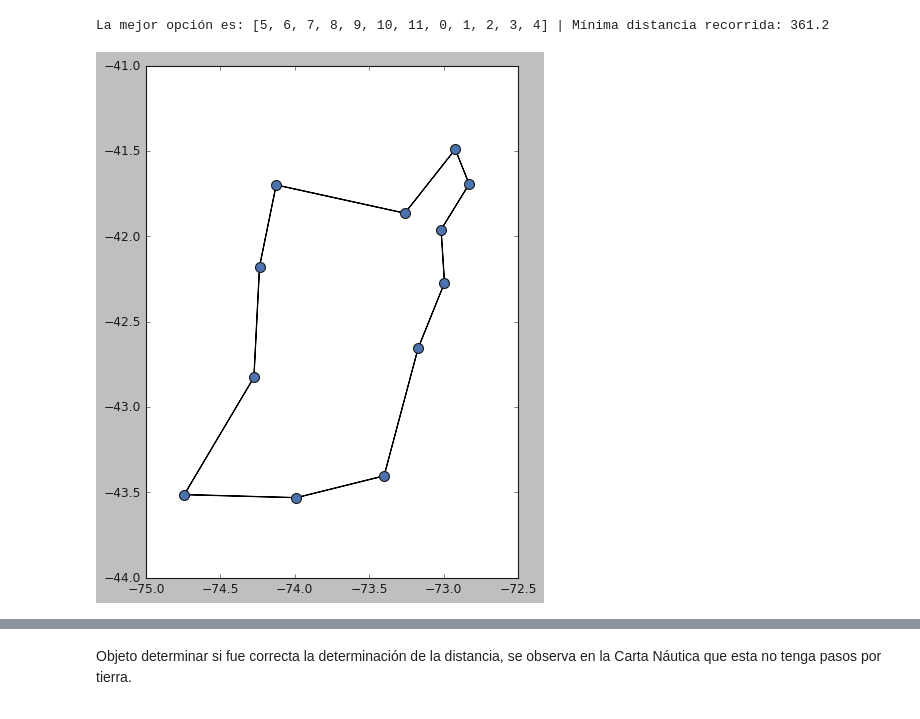
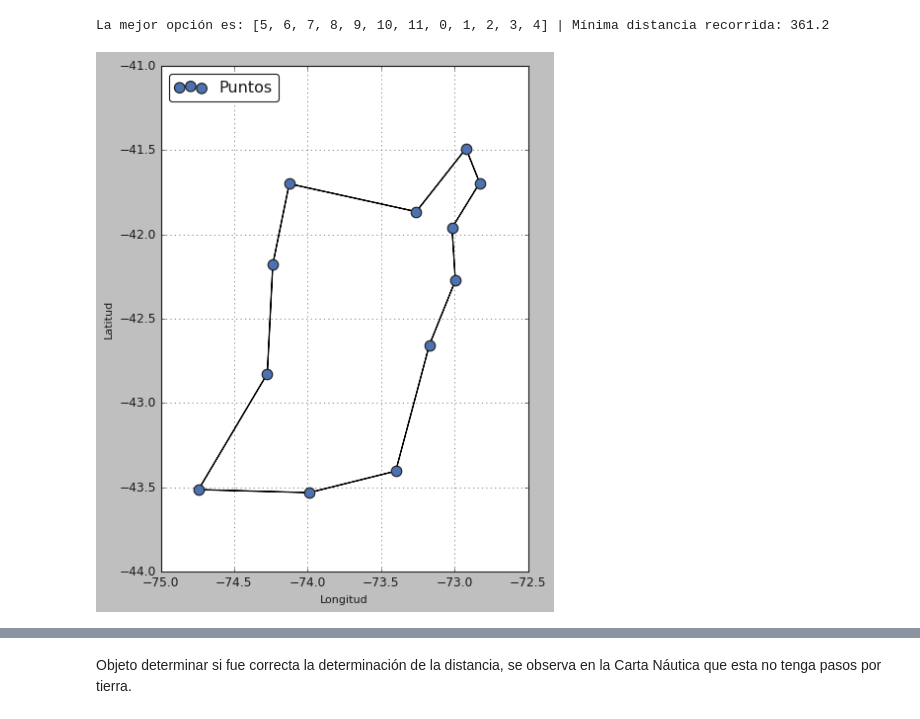
Before and after one commit to educarrascov/MIA_SistemasBioinspirados, a Jupyter notebook: Tarea 1/Tarea1.ipynb, the cells around one changed output, grey strips where cells are left out. Cells and saved outputs as stored; diff of their text form; code cells hidden in the pictures.

```diff
--- a/Tarea 1/Tarea1.ipynb
+++ b/Tarea 1/Tarea1.ipynb
@@ -386,33 +386,39 @@ La mejor opción es: [5, 6, 7, 8, 9, 10, 11, 0, 1, 2, 3, 4] | Mínima distancia
 # %%
 plot_size   = 10
 plot_width  = 6
 plot_height = 8
 
 params = {'legend.fontsize': 'large',
           'figure.figsize': (plot_width,plot_height),
+          'axes.grid': True,
+          'legend.fancybox': True,
           'axes.labelsize': plot_size,
           'axes.titlesize': plot_size,
           'xtick.labelsize': plot_size*1.1,
+          'xtick.labelbottom': True,
           'ytick.labelsize': plot_size*1.1,
           'axes.titlepad': 25}
 plt.rcParams.update(params)
 plt.rcParams.update(params)
 
 final_sol = best_sol + best_sol[0:1]
 
 plt.scatter(homes_coord[:, 0],
-            homes_coord[:, 1],
-            s=plot_size*8,
+            homes_coord[:, 1],label="Puntos",
+            s=plot_size*9,
             cmap='binary',
             zorder = 100);
+plt.xlabel("Longitud")
+plt.ylabel("Latitud")
+plt.legend(loc='upper left')
 
 lines = []
 for p in range(len(final_sol) - 1):
     i = final_sol[p]
     j = final_sol[p+1]
     colour = 'black'
     plt.arrow(homes_coord[i][0], homes_coord[i][1], homes_coord[j][0]
               - homes_coord[i][0], homes_coord[j][1] - homes_coord[i][1],
               color=colour)
 # %% [output]
-[figure, old version]
+[figure, new version]
```
Also changed, not shown: parts of 1 cell of this notebook.
